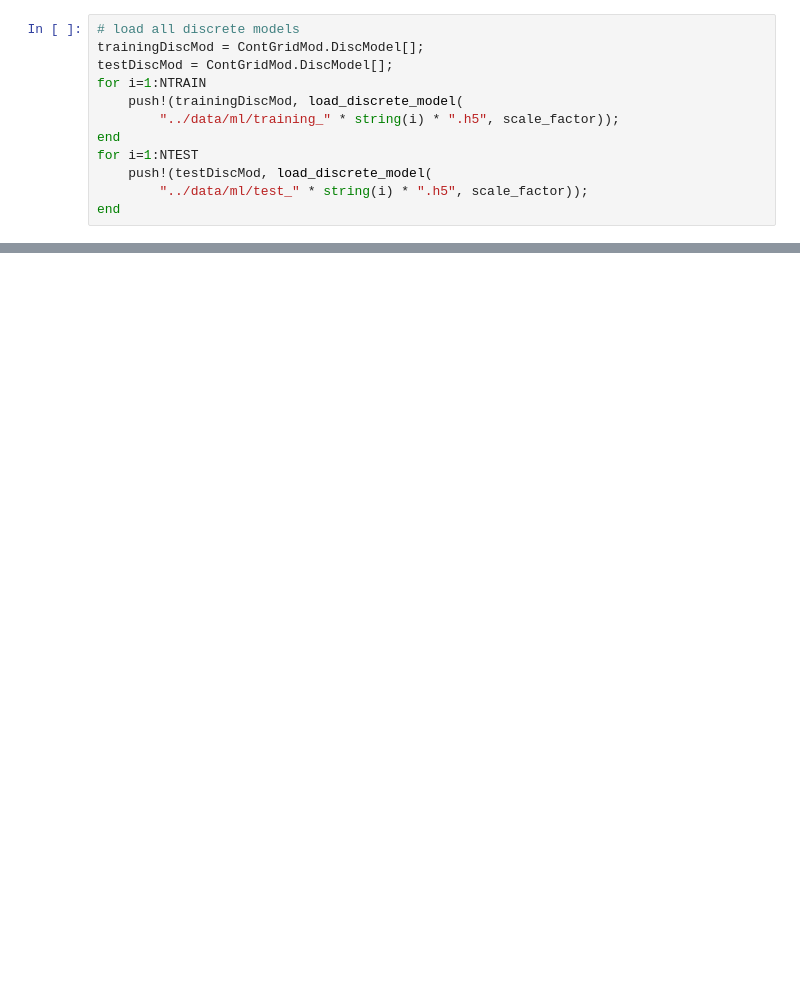
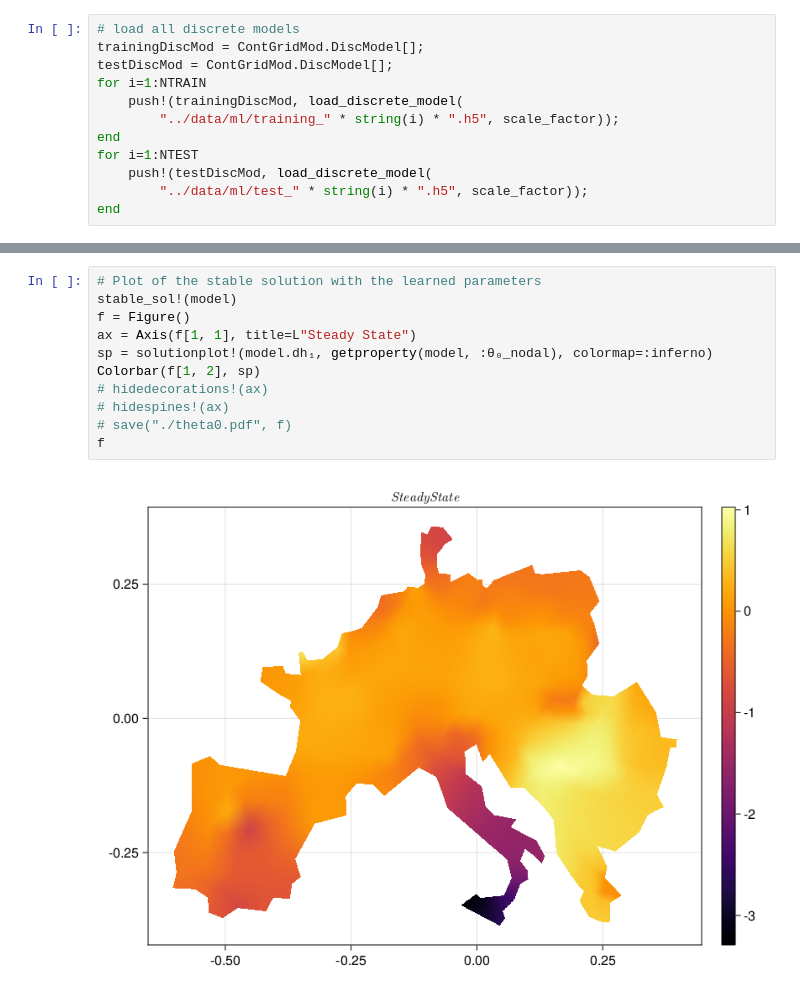
Before and after one commit to laurentpagnier/ContGridMod.jl, a Jupyter notebook: docs/Finite Elements.ipynb, the cells around one changed output, grey strips where cells are left out. Cells and saved outputs as stored; diff of their text form; blank space fills up the shorter version.

```diff
--- a/docs/Finite Elements.ipynb
+++ b/docs/Finite Elements.ipynb
@@ -194,0 +281,13 @@ ContGridMod.disc_plot(dm.coord[:,[2,1]], trainingDiscMod[NTRAIN].th)
+# %%
+# Plot of the stable solution with the learned parameters
+stable_sol!(model)
+f = Figure()
+ax = Axis(f[1, 1], title=L"Steady State")
+sp = solutionplot!(model.dh₁, getproperty(model, :θ₀_nodal), colormap=:inferno)
+Colorbar(f[1, 2], sp)
+# hidedecorations!(ax)
+# hidespines!(ax)
+# save("./theta0.pdf", f)
+f
+# %% [output]
+[figure, added]
```
Also changed, not shown: parts of 44 cells of this notebook, 11 other files.
